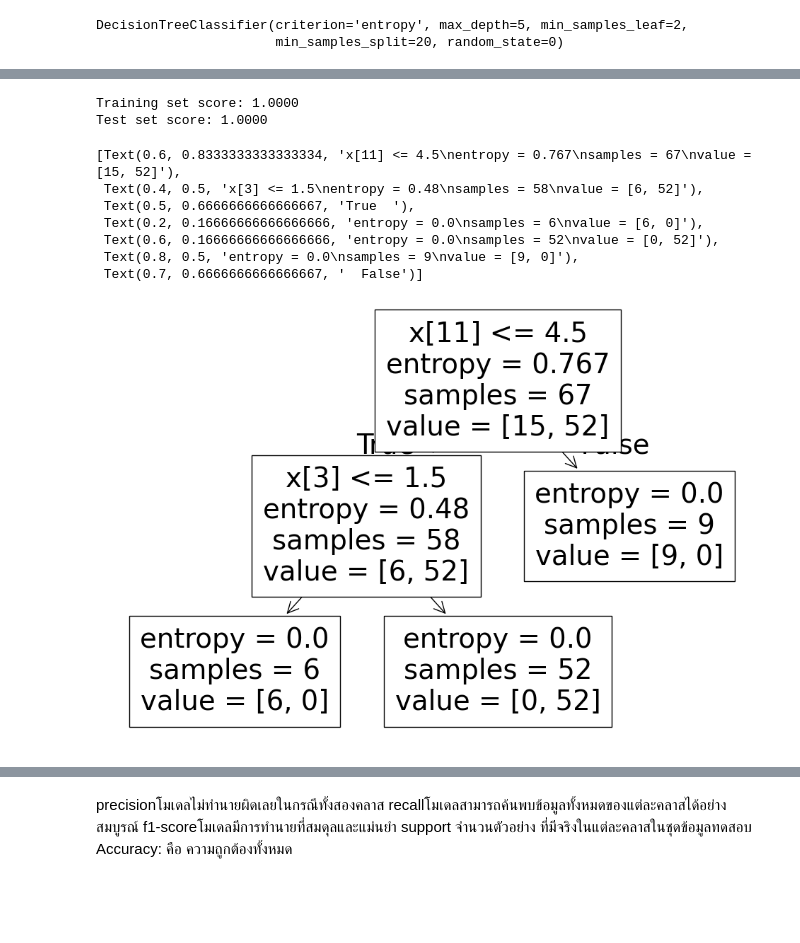
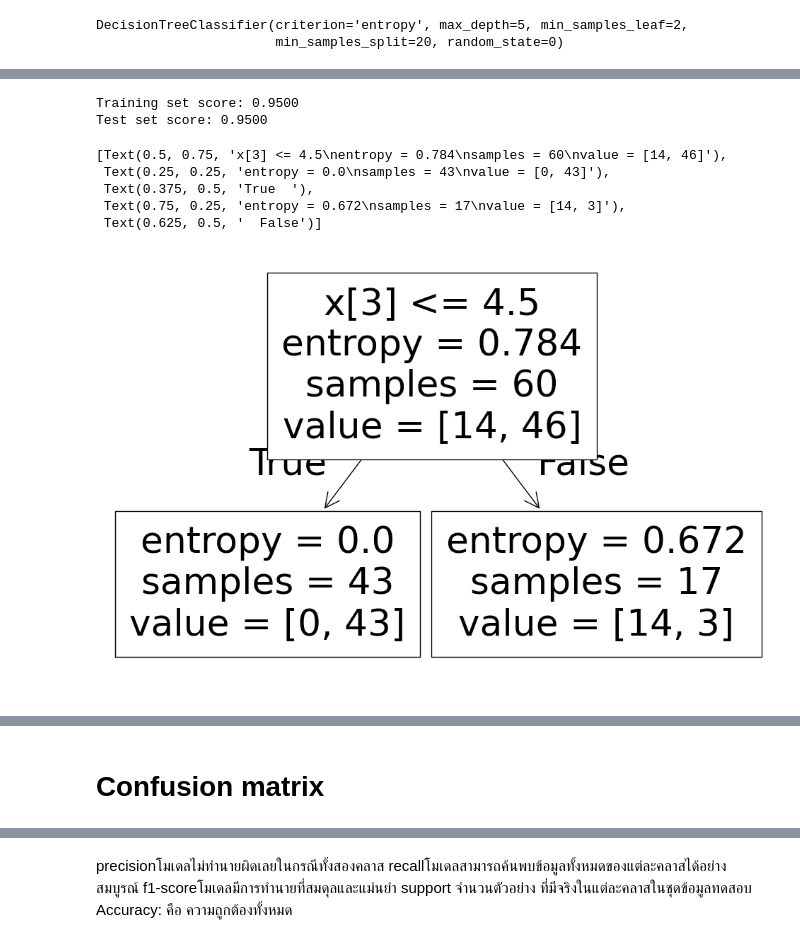
Before and after one commit to Suchada2000/MY-WORK, a Jupyter notebook: Untitled17.ipynb, the cells around one changed output, grey strips where cells are left out. Saved outputs shown, nothing was run; the diff lists cells and outputs as text; code cells hidden in the pictures; blank space fills up the shorter version.

Commit message:
dicision tree ล่าสุด

```diff
--- a/Untitled17.ipynb
+++ b/Untitled17.ipynb
@@ -268,0 +351,6 @@ Best min_samples_leaf: 1
+# %%
+clf_gini = DecisionTreeClassifier(criterion='gini', max_depth=5, random_state=0,min_samples_split=20,min_samples_leaf=2)
+
+
+# fit the model
+clf_gini.fit(x_train, y_train)
@@ -269,8 +372,8 @@ Best min_samples_leaf: 1
 # %%
 from sklearn.ensemble import RandomForestClassifier
 
-model = RandomForestClassifier(n_estimators=100)  # สร้าง Random Forest ด้วย 100 ต้นไม้
-model.fit(X_train, y_train)
+model = RandomForestClassifier(n_estimators=100)  # สร้าง Random Forest ด้วย 100 ต้นไม้ ต้นไม้มากขึ้นจะทำให้โมเดลมีความแม่นยำสูงขึ้น
+model.fit(x_train, y_train)
 # %% [output]
 RandomForestClassifier()
 # %%
@@ -278,6 +380,0 @@ model = RandomForestClassifier(max_features="sqrt", min_impurity_decrease=0.01)
-# %%
-clf_gini = DecisionTreeClassifier(criterion='gini', max_depth=5, random_state=0,min_samples_split=20,min_samples_leaf=2)
-
-
-# fit the model
-clf_gini.fit(X_train, y_train)
@@ -383,7 +465,7 @@ clf_en = DecisionTreeClassifier(criterion='entropy', max_depth=5, random_state=0
 
 
 # fit the model
-clf_en.fit(X_train, y_train)
+clf_en.fit(x_train, y_train)
 # %% [output]
 DecisionTreeClassifier(criterion='entropy', max_depth=5, min_samples_leaf=2,
                        min_samples_split=20, random_state=0)
@@ -418,25 +499,23 @@ Training-set accuracy score: 1.0000
 # %%
-print('Training set score: {:.4f}'.format(clf_en.score(X_train, y_train)))
+print('Training set score: {:.4f}'.format(clf_en.score(x_train, y_train)))
 
-print('Test set score: {:.4f}'.format(clf_en.score(X_test, y_test)))
+print('Test set score: {:.4f}'.format(clf_en.score(x_test, y_test)))
 # %% [output]
-Training set score: 1.0000
-Test set score: 1.0000
+Training set score: 0.9500
+Test set score: 0.9500
 # %%
 plt.figure(figsize=(12,8))
 
 from sklearn import tree
 
-tree.plot_tree(clf_en.fit(X_train, y_train))
+tree.plot_tree(clf_en.fit(x_train, y_train))
 # %% [output]
-[Text(0.6, 0.8333333333333334, 'x[11] <= 4.5\nentropy = 0.767\nsamples = 67\nvalue = [15, 52]'),
- Text(0.4, 0.5, 'x[3] <= 1.5\nentropy = 0.48\nsamples = 58\nvalue = [6, 52]'),
- Text(0.5, 0.6666666666666667, 'True  '),
- Text(0.2, 0.16666666666666666, 'entropy = 0.0\nsamples = 6\nvalue = [6, 0]'),
- Text(0.6, 0.16666666666666666, 'entropy = 0.0\nsamples = 52\nvalue = [0, 52]'),
- Text(0.8, 0.5, 'entropy = 0.0\nsamples = 9\nvalue = [9, 0]'),
- Text(0.7, 0.6666666666666667, '  False')]
+[Text(0.5, 0.75, 'x[3] <= 4.5\nentropy = 0.784\nsamples = 60\nvalue = [14, 46]'),
+ Text(0.25, 0.25, 'entropy = 0.0\nsamples = 43\nvalue = [0, 43]'),
+ Text(0.375, 0.5, 'True  '),
+ Text(0.75, 0.25, 'entropy = 0.672\nsamples = 17\nvalue = [14, 3]'),
+ Text(0.625, 0.5, '  False')]
-[figure, old version]
+[figure, new version]
 # %%
 import graphviz
 dot_data = tree.export_graphviz(clf_en, out_file=None,
@@ -450,6 +529,8 @@ graph = graphviz.Source(dot_data)
 graph
 # %% [output]
 [drawing not drawn]
+# %% [markdown]
+# Confusion matrix
 # %%
 from sklearn.metrics import confusion_matrix
 
```
Also changed, not shown: parts of 56 cells of this notebook.
